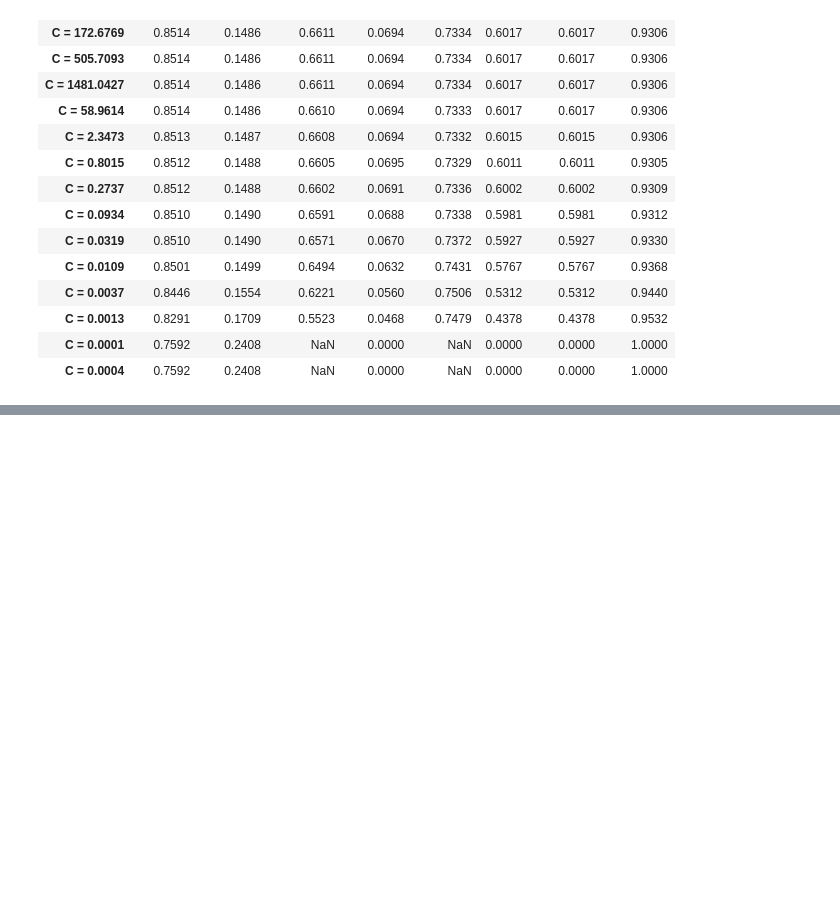
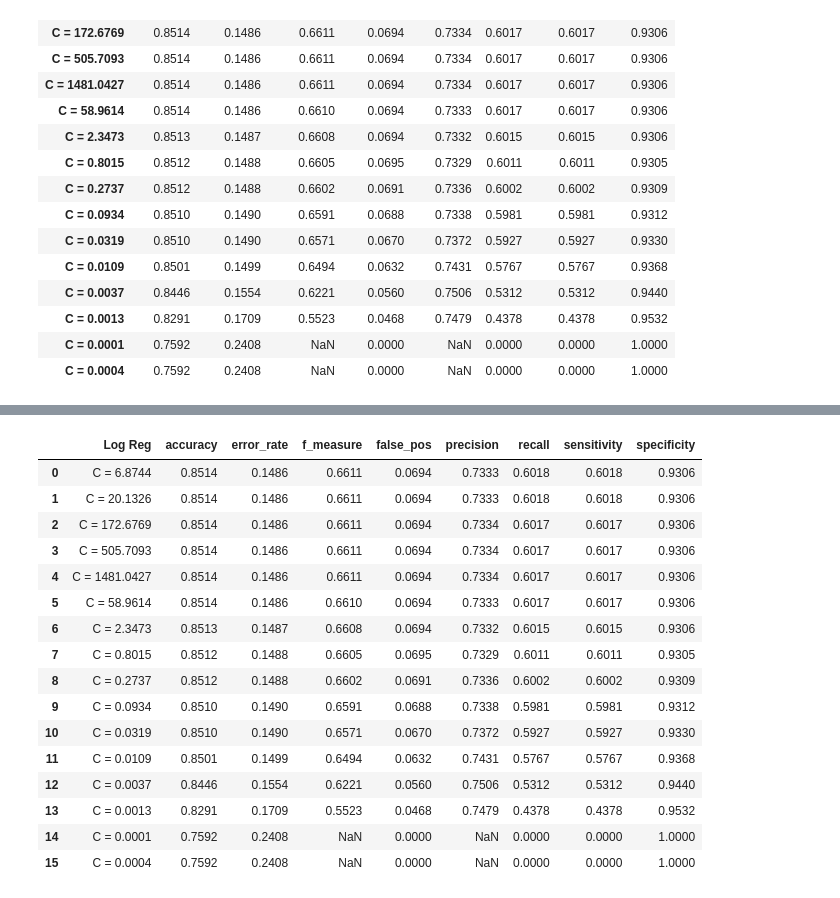
Before and after one commit to amcheng/adult-income-analysis, a Jupyter notebook: logisticRegression.ipynb, the cells around one changed output, grey strips where cells are left out. Saved outputs shown, nothing was run; the diff lists cells and outputs as text; code cells hidden in the pictures; blank space fills up the shorter version.

```diff
--- a/logisticRegression.ipynb
+++ b/logisticRegression.ipynb
@@ -297,0 +298,22 @@ plt.savefig("log_table.png")
+# %%
+export_csv = tmp_dataframe.round(4).to_csv ('./logDataFrame.csv', index = None, header=True)
+test = pd.read_csv('./logDataFrame.csv')
+display(test)
+# %% [output]
+|  | Log Reg | accuracy | error_rate | f_measure | false_pos | precision | recall | sensitivity | specificity |
+| 0 | C = 6.8744 | 0.8514 | 0.1486 | 0.6611 | 0.0694 | 0.7333 | 0.6018 | 0.6018 | 0.9306 |
+| 1 | C = 20.1326 | 0.8514 | 0.1486 | 0.6611 | 0.0694 | 0.7333 | 0.6018 | 0.6018 | 0.9306 |
+| 2 | C = 172.6769 | 0.8514 | 0.1486 | 0.6611 | 0.0694 | 0.7334 | 0.6017 | 0.6017 | 0.9306 |
+| 3 | C = 505.7093 | 0.8514 | 0.1486 | 0.6611 | 0.0694 | 0.7334 | 0.6017 | 0.6017 | 0.9306 |
+| 4 | C = 1481.0427 | 0.8514 | 0.1486 | 0.6611 | 0.0694 | 0.7334 | 0.6017 | 0.6017 | 0.9306 |
+| 5 | C = 58.9614 | 0.8514 | 0.1486 | 0.6610 | 0.0694 | 0.7333 | 0.6017 | 0.6017 | 0.9306 |
+| 6 | C = 2.3473 | 0.8513 | 0.1487 | 0.6608 | 0.0694 | 0.7332 | 0.6015 | 0.6015 | 0.9306 |
+| 7 | C = 0.8015 | 0.8512 | 0.1488 | 0.6605 | 0.0695 | 0.7329 | 0.6011 | 0.6011 | 0.9305 |
+| 8 | C = 0.2737 | 0.8512 | 0.1488 | 0.6602 | 0.0691 | 0.7336 | 0.6002 | 0.6002 | 0.9309 |
+| 9 | C = 0.0934 | 0.8510 | 0.1490 | 0.6591 | 0.0688 | 0.7338 | 0.5981 | 0.5981 | 0.9312 |
+| 10 | C = 0.0319 | 0.8510 | 0.1490 | 0.6571 | 0.0670 | 0.7372 | 0.5927 | 0.5927 | 0.9330 |
+| 11 | C = 0.0109 | 0.8501 | 0.1499 | 0.6494 | 0.0632 | 0.7431 | 0.5767 | 0.5767 | 0.9368 |
+| 12 | C = 0.0037 | 0.8446 | 0.1554 | 0.6221 | 0.0560 | 0.7506 | 0.5312 | 0.5312 | 0.9440 |
+| 13 | C = 0.0013 | 0.8291 | 0.1709 | 0.5523 | 0.0468 | 0.7479 | 0.4378 | 0.4378 | 0.9532 |
+| 14 | C = 0.0001 | 0.7592 | 0.2408 | NaN | 0.0000 | NaN | 0.0000 | 0.0000 | 1.0000 |
+| 15 | C = 0.0004 | 0.7592 | 0.2408 | NaN | 0.0000 | NaN | 0.0000 | 0.0000 | 1.0000 |
```
Also changed, not shown: parts of 1 cell of this notebook, 1 other file.
